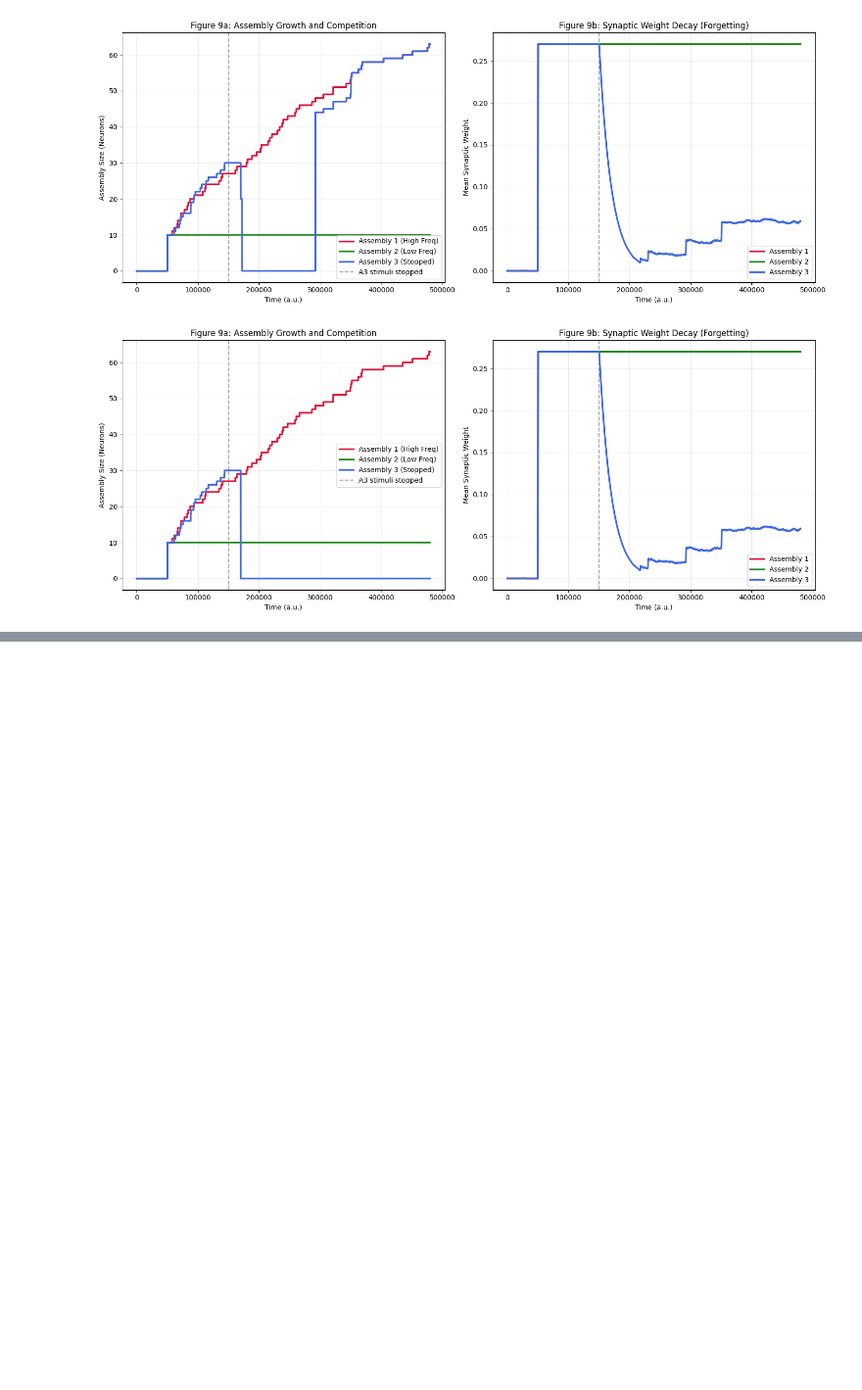
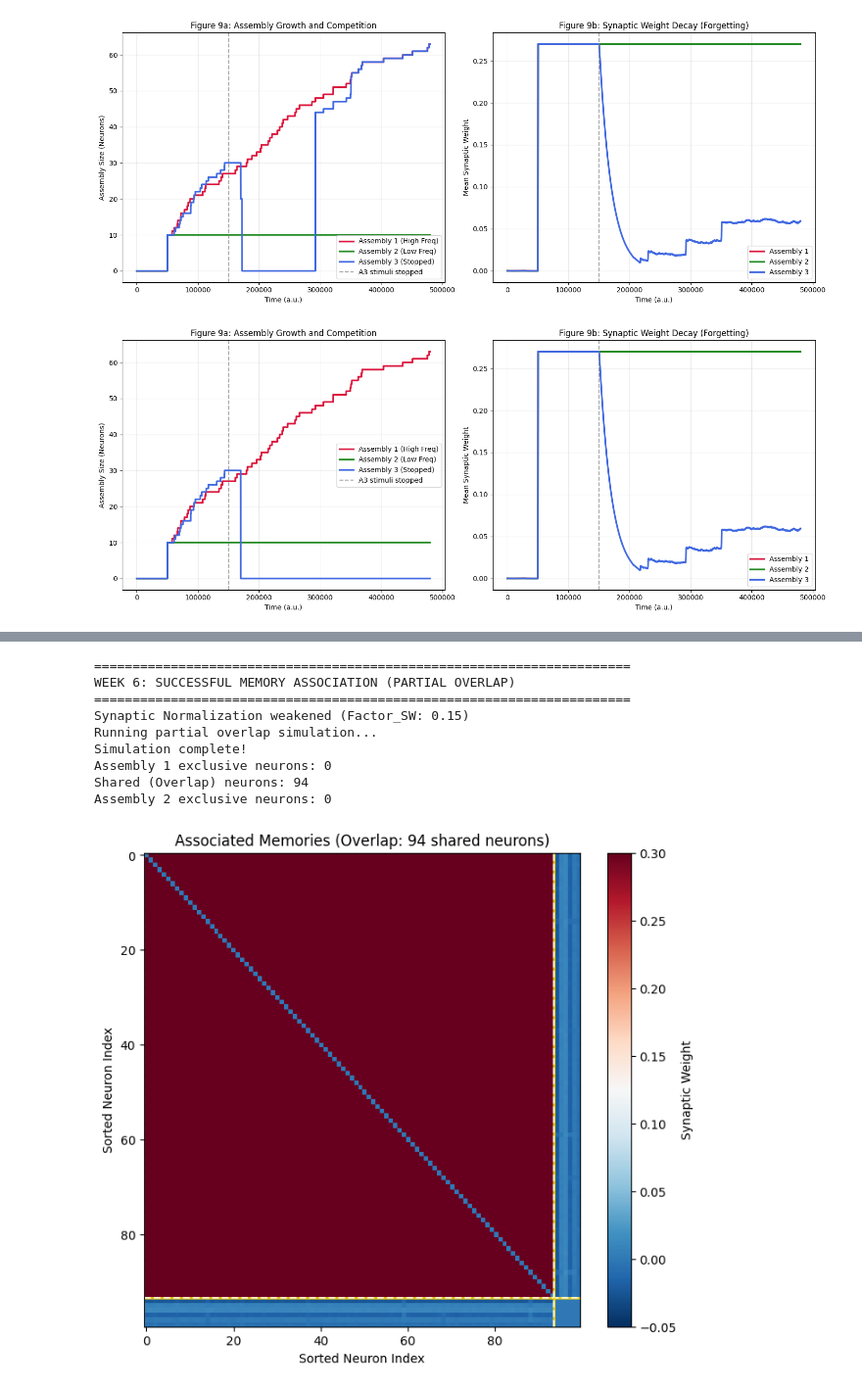
Before and after one commit to cecipwd/dynamicattractor, a Jupyter notebook: dynamic_attractor_network_colab.ipynb, the cells around one changed output, grey strips where cells are left out. Shown at 98% size. Cells and saved outputs as stored; diff of their text form; code cells hidden in the pictures; blank space fills up the shorter version.

```diff
--- a/dynamic_attractor_network_colab.ipynb
+++ b/dynamic_attractor_network_colab.ipynb
@@ -1269,0 +1592,15 @@ plot_competition_results(results_week5)
+# %%
+# 2. Run the New Partial Overlap Experiment (Your successful milestone endpoint)
+results_association = run_associated_memories(total_time=200000)
+plot_overlap_matrix(results_association)
+# %% [output]
+======================================================================
+WEEK 6: SUCCESSFUL MEMORY ASSOCIATION (PARTIAL OVERLAP)
+======================================================================
+Synaptic Normalization weakened (Factor_SW: 0.15)
+Running partial overlap simulation...
+Simulation complete!
+Assembly 1 exclusive neurons: 0
+Shared (Overlap) neurons: 94
+Assembly 2 exclusive neurons: 0
+[figure, added]
```
Also changed, not shown: parts of 19 cells of this notebook.
